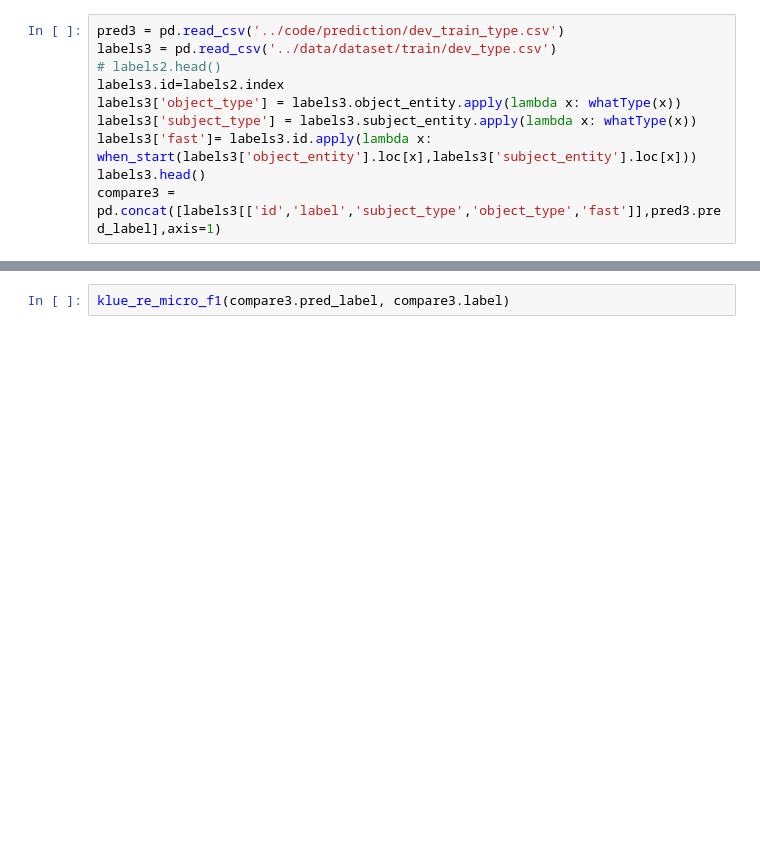
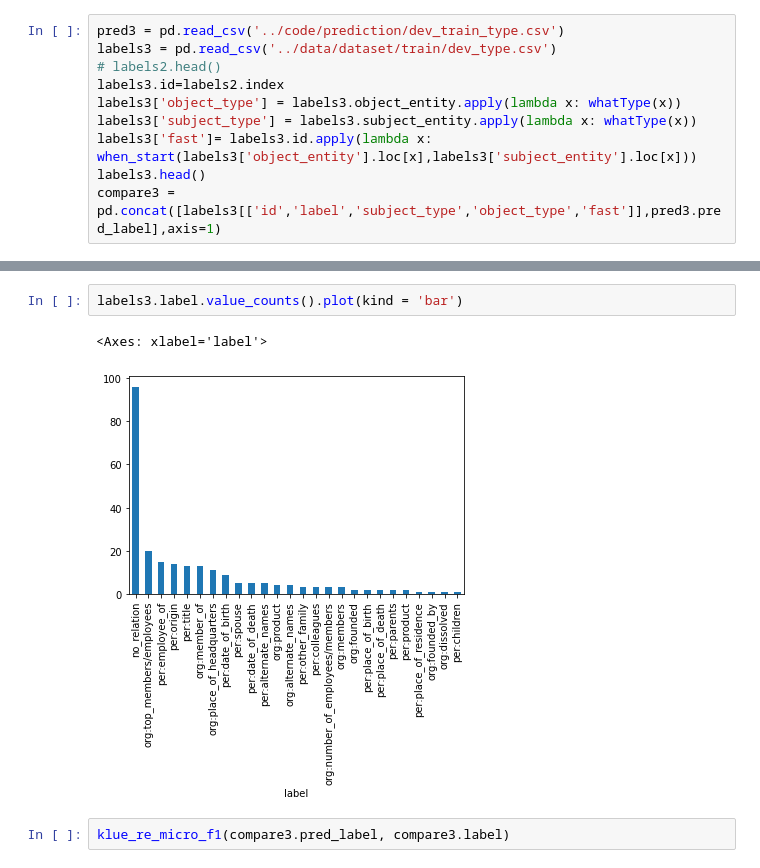
Before and after one commit to SangGank/bc_project2, a Jupyter notebook: dataAnalysis/resultAnalysis.ipynb, the cells around one changed output, grey strips where cells are left out. Cells and saved outputs as stored; diff of their text form; blank space fills up the shorter version.

```diff
--- a/dataAnalysis/resultAnalysis.ipynb
+++ b/dataAnalysis/resultAnalysis.ipynb
@@ -544,3 +554,8 @@ compare3 = pd.concat([labels3[['id','label','subject_type','object_type','fast']
+# %%
+labels3.label.value_counts().plot(kind = 'bar')
+# %% [output]
+<Axes: xlabel='label'>
+[figure, added]
 # %%
 klue_re_micro_f1(compare3.pred_label, compare3.label)
 # %% [output]
```
Also changed, not shown: parts of 30 cells of this notebook, 4 other files.
